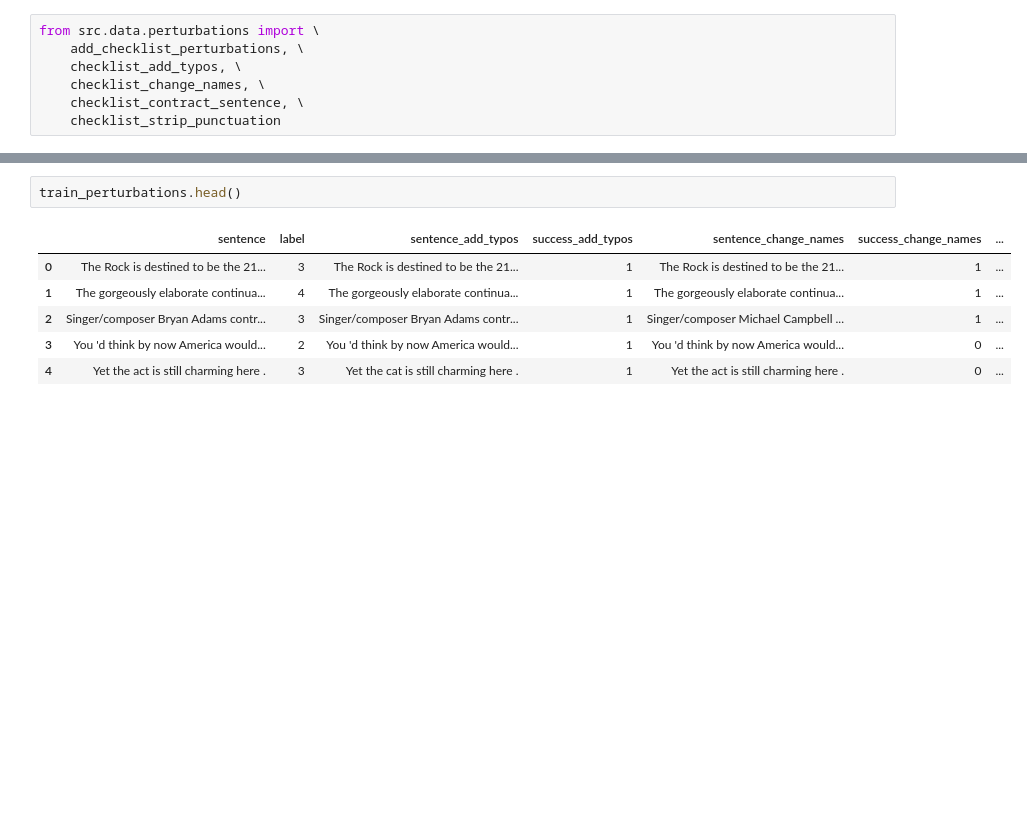
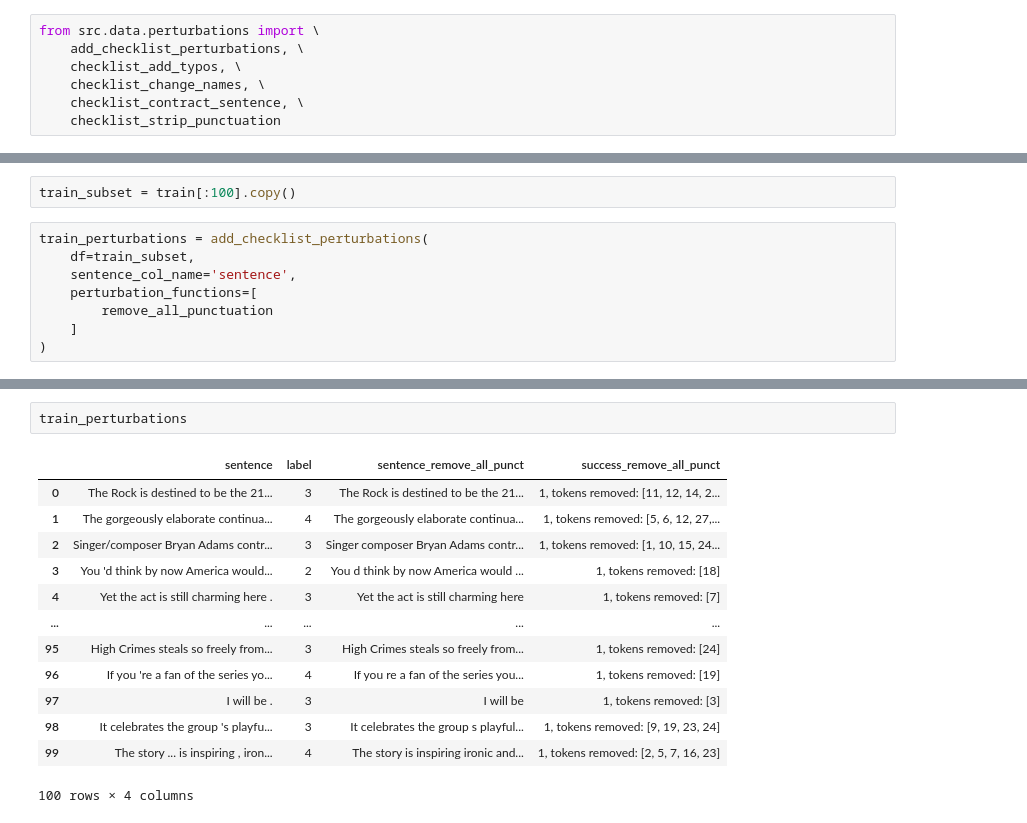
Before and after one commit to stevieg3/ucl-nlp-group-project, a Jupyter notebook: notebooks/end-to-end-exploration/03-sg-Perturbation demo.ipynb, the cells around one changed output, grey strips where cells are left out. Drawn from its saved outputs; the diff is of its cells as text; blank space fills up the shorter version.

Commit message:
adding perturbations to remove commas, all punctuation and switch gender

```diff
--- a/notebooks/end-to-end-exploration/03-sg-Perturbation demo.ipynb
+++ b/notebooks/end-to-end-exploration/03-sg-Perturbation demo.ipynb
@@ -44,0 +51,10 @@ train_perturbations = add_checklist_perturbations(
+# %%
+train_subset = train[:100].copy()
+# %%
+train_perturbations = add_checklist_perturbations(
+    df=train_subset,
+    sentence_col_name='sentence',
+    perturbation_functions=[
+        remove_all_punctuation
+    ]
+)
@@ -45,9 +79,16 @@ train_perturbations = add_checklist_perturbations(
 # %%
-train_perturbations.head()
+train_perturbations
 # %% [output]
-|  | sentence | label | sentence_add_typos | success_add_typos | sentence_change_names | success_change_names | ... |
-| 0 | The Rock is destined to be the 21... | 3 | The Rock is destined to be the 21... | 1 | The Rock is destined to be the 21... | 1 | ... |
-| 1 | The gorgeously elaborate continua... | 4 | The gorgeously elaborate continua... | 1 | The gorgeously elaborate continua... | 1 | ... |
-| 2 | Singer/composer Bryan Adams contr... | 3 | Singer/composer Bryan Adams contr... | 1 | Singer/composer Michael Campbell ... | 1 | ... |
-| 3 | You 'd think by now America would... | 2 | You 'd think by now America would... | 1 | You 'd think by now America would... | 0 | ... |
-| 4 | Yet the act is still charming here . | 3 | Yet the cat is still charming here . | 1 | Yet the act is still charming here . | 0 | ... |
+|  | sentence | label | sentence_remove_all_punct | success_remove_all_punct |
+| 0 | The Rock is destined to be the 21... | 3 | The Rock is destined to be the 21... | 1, tokens removed: [11, 12, 14, 2... |
+| 1 | The gorgeously elaborate continua... | 4 | The gorgeously elaborate continua... | 1, tokens removed: [5, 6, 12, 27,... |
+| 2 | Singer/composer Bryan Adams contr... | 3 | Singer composer Bryan Adams contr... | 1, tokens removed: [1, 10, 15, 24... |
+| 3 | You 'd think by now America would... | 2 | You d think by now America would ... | 1, tokens removed: [18] |
+| 4 | Yet the act is still charming here . | 3 | Yet the act is still charming here | 1, tokens removed: [7] |
+| ... | ... | ... | ... | ... |
+| 95 | High Crimes steals so freely from... | 3 | High Crimes steals so freely from... | 1, tokens removed: [24] |
+| 96 | If you 're a fan of the series yo... | 4 | If you re a fan of the series you... | 1, tokens removed: [19] |
+| 97 | I will be . | 3 | I will be | 1, tokens removed: [3] |
+| 98 | It celebrates the group 's playfu... | 3 | It celebrates the group s playful... | 1, tokens removed: [9, 19, 23, 24] |
+| 99 | The story ... is inspiring , iron... | 4 | The story is inspiring ironic and... | 1, tokens removed: [2, 5, 7, 16, 23] |
+100 rows × 4 columns
```
Also changed, not shown: parts of 5 cells of this notebook, 1 other file.
